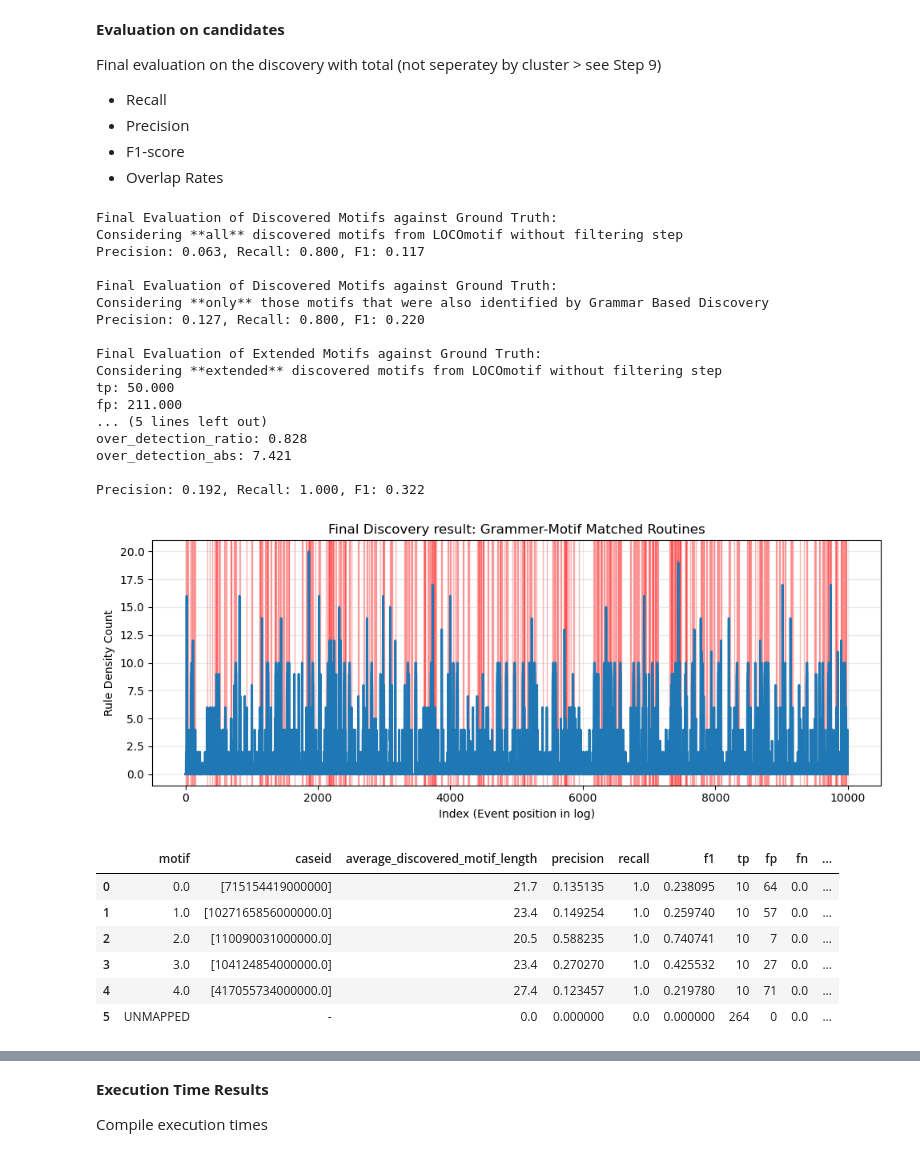
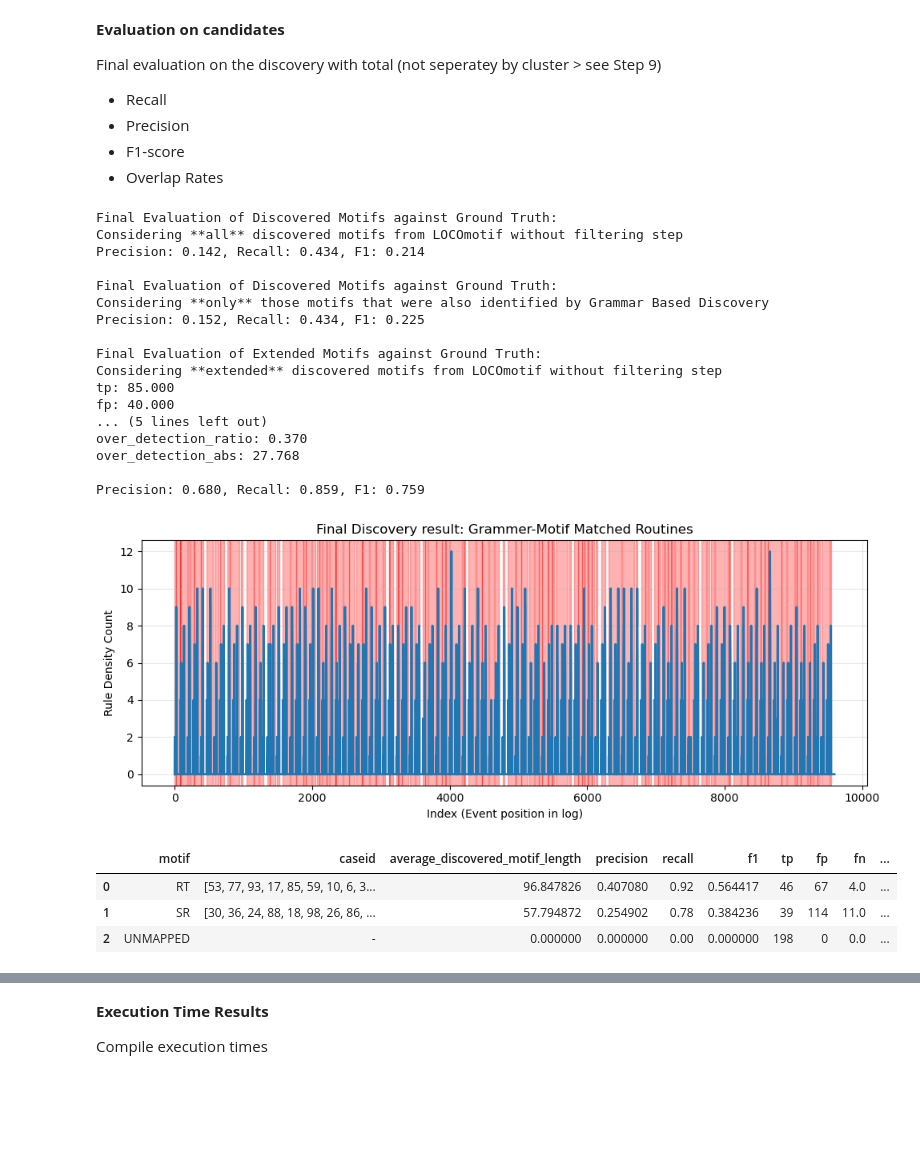
Before and after one commit to thohenadl/TSMDforUILogs, a Jupyter notebook: JupyterNotebooks/00_EX1.ipynb, the cells around one changed output, grey strips where cells are left out. Drawn from its saved outputs; the diff is of its cells as text; code cells hidden in the pictures; blank space fills up the shorter version.

```diff
--- a/JupyterNotebooks/00_EX1.ipynb
+++ b/JupyterNotebooks/00_EX1.ipynb
@@ -54,7 +54,7 @@ The cells directly below are for configuration purpose. If you want to run your
 # >> 50 Motifs of varied length with intra motif noise
 # 202511_SR_RT_plus_extended.csv & 202511_SR_RT_plus_extended_ground_truth.csv
 # 202511_SR_RT_parallel_extended.csv & 202511_SR_RT_parallel_extended_ground_truth.csv
-isActionLogger = False
+isActionLogger = True
 leno_file_name = "202511_SR_RT_parallel_extended.csv"
 leno_gt_file_name = "202511_SR_RT_parallel_extended_ground_truth.csv"
 
@@ -141,7 +141,7 @@ log_name_smartRPA = "LenLog_1_20_1_15_25_1_37500.csv" # 1 Routine Type, 20 Intra
 log_name_smartRPA = "LenLog_1_20_1_10_5_1_5000.csv"
 
 # ---- Smart RPA New 2025 Validation Data for Var Length Motif Discovery ----
-isSmartRPA2025 = True
+isSmartRPA2025 = False
 log_name_smartRPA = "log_motifs5_occurances10_length20_percentage10_shuffle0.2.csv"
 
 # ---- Real World Test Recording Author ----
@@ -557,8 +557,9 @@ f1 = 2 * precision * recall / (precision + recall) if (precision + recall) else
 
 print(f"Precision: {precision:.3f}, Recall: {recall:.3f}, F1: {f1:.3f}")
 
-
+# Reduce extended motifs to only those that matched grammar cores & have length >= 5
 extended_grammar_motif_matches = extended_motifs[extended_motifs['grammar_match'] == True]
+extended_grammar_motif_matches = extended_grammar_motif_matches[extended_grammar_motif_matches["length"]>=5]
 
 print("\nFinal Evaluation of Extended Motifs against Ground Truth:")
 print("Considering **extended** discovered motifs from LOCOmotif without filtering step")
@@ -586,45 +587,42 @@ for g in extended_grammar_motif_matches["extended_range"].to_list():
 plt.title("Final Discovery result: Grammer-Motif Matched Routines")
 plt.xlabel("Index (Event position in log)")
 plt.ylabel("Rule Density Count")
 plt.grid(True, alpha=0.3)
 plt.tight_layout()
 plt.show()
 
 # ---- Calculating the results per Cluster ----
 cluster_based_evaluation_df = grammar_util.join_discovery_with_ground_truth(final_discovery_result_core_extended, ground_truth, motif_df)
 if isSmartRPA2025:
     # For Smart RPA 2025, we have case IDs in the format "motif[n]_caseid" in the ground_truth, which is the motif id in the Leno logs
     cluster_based_evaluation_df["motif"] = cluster_based_evaluation_df["motif_number"]
 motif_res = grammar_util.motif_level_metrics(cluster_based_evaluation_df)
 motif_purity = grammar_util.purity_per_two_columns(cluster_based_evaluation_df, cluster_by_col="motif", purity_col_name="cluster_id")
 
 cluster_res = grammar_util.cluster_level_metrics(cluster_based_evaluation_df)
 cluster_purity = grammar_util.purity_per_two_columns(cluster_based_evaluation_df, cluster_by_col="cluster_id", purity_col_name="motif")
 
 motif_res
 # %% [output]
 Final Evaluation of Discovered Motifs against Ground Truth:
 Considering **all** discovered motifs from LOCOmotif without filtering step
-Precision: 0.063, Recall: 0.800, F1: 0.117
+Precision: 0.142, Recall: 0.434, F1: 0.214
 
 Final Evaluation of Discovered Motifs against Ground Truth:
 Considering **only** those motifs that were also identified by Grammar Based Discovery
-Precision: 0.127, Recall: 0.800, F1: 0.220
+Precision: 0.152, Recall: 0.434, F1: 0.225
 
 Final Evaluation of Extended Motifs against Ground Truth:
 Considering **extended** discovered motifs from LOCOmotif without filtering step
-tp: 50.000
-fp: 211.000
+tp: 85.000
+fp: 40.000
 ... (5 lines left out)
-over_detection_ratio: 0.828
-over_detection_abs: 7.421
+over_detection_ratio: 0.370
+over_detection_abs: 27.768
 
-Precision: 0.192, Recall: 1.000, F1: 0.322
+Precision: 0.680, Recall: 0.859, F1: 0.759
-[figure, old version]
+[figure, new version]
 |  | motif | caseid | average_discovered_motif_length | precision | recall | f1 | tp | fp | fn | ... |
-| 0 | 0.0 | [715154419000000] | 21.7 | 0.135135 | 1.0 | 0.238095 | 10 | 64 | 0.0 | ... |
-| 1 | 1.0 | [1027165856000000.0] | 23.4 | 0.149254 | 1.0 | 0.259740 | 10 | 57 | 0.0 | ... |
-| 2 | 2.0 | [110090031000000.0] | 20.5 | 0.588235 | 1.0 | 0.740741 | 10 | 7 | 0.0 | ... |
-| 3 | 3.0 | [104124854000000.0] | 23.4 | 0.270270 | 1.0 | 0.425532 | 10 | 27 | 0.0 | ... |
-| 4 | 4.0 | [417055734000000.0] | 27.4 | 0.123457 | 1.0 | 0.219780 | 10 | 71 | 0.0 | ... |
-| 5 | UNMAPPED | - | 0.0 | 0.000000 | 0.0 | 0.000000 | 264 | 0 | 0.0 | ... |
+| 0 | RT | [53, 77, 93, 17, 85, 59, 10, 6, 3... | 96.847826 | 0.407080 | 0.92 | 0.564417 | 46 | 67 | 4.0 | ... |
+| 1 | SR | [30, 36, 24, 88, 18, 98, 26, 86, ... | 57.794872 | 0.254902 | 0.78 | 0.384236 | 39 | 114 | 11.0 | ... |
+| 2 | UNMAPPED | - | 0.000000 | 0.000000 | 0.00 | 0.000000 | 198 | 0 | 0.0 | ... |
```
Also changed, not shown: parts of 5 cells of this notebook, 3 other files.
